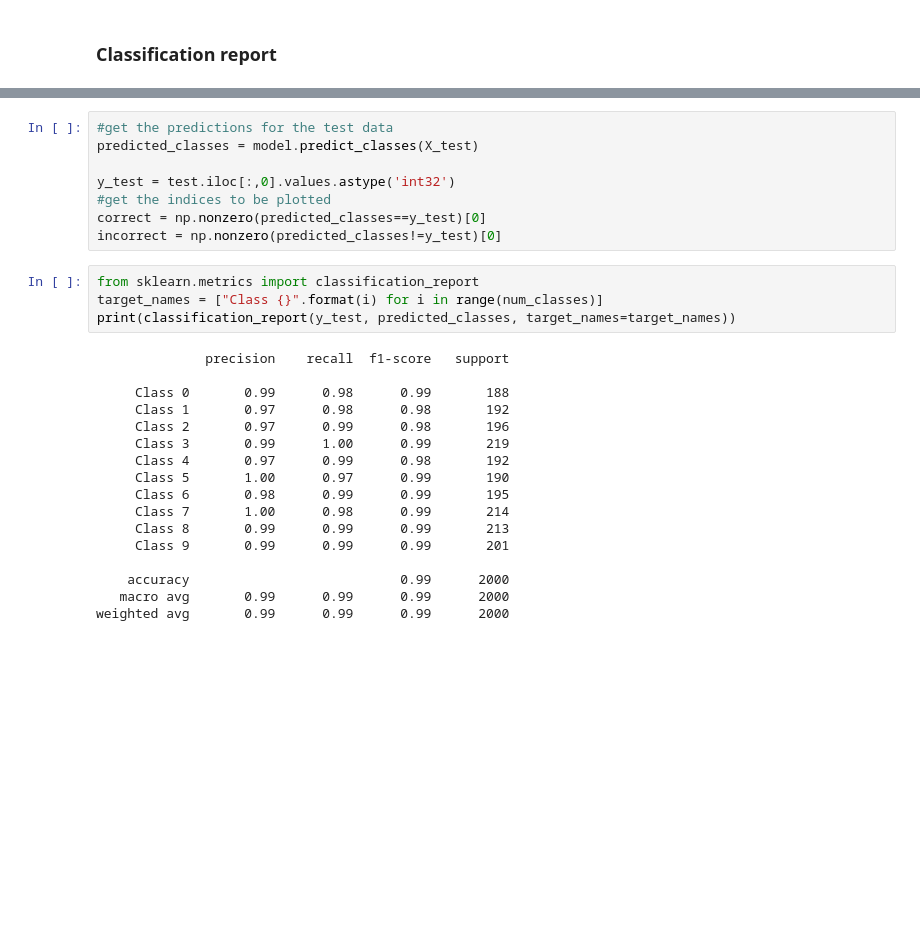
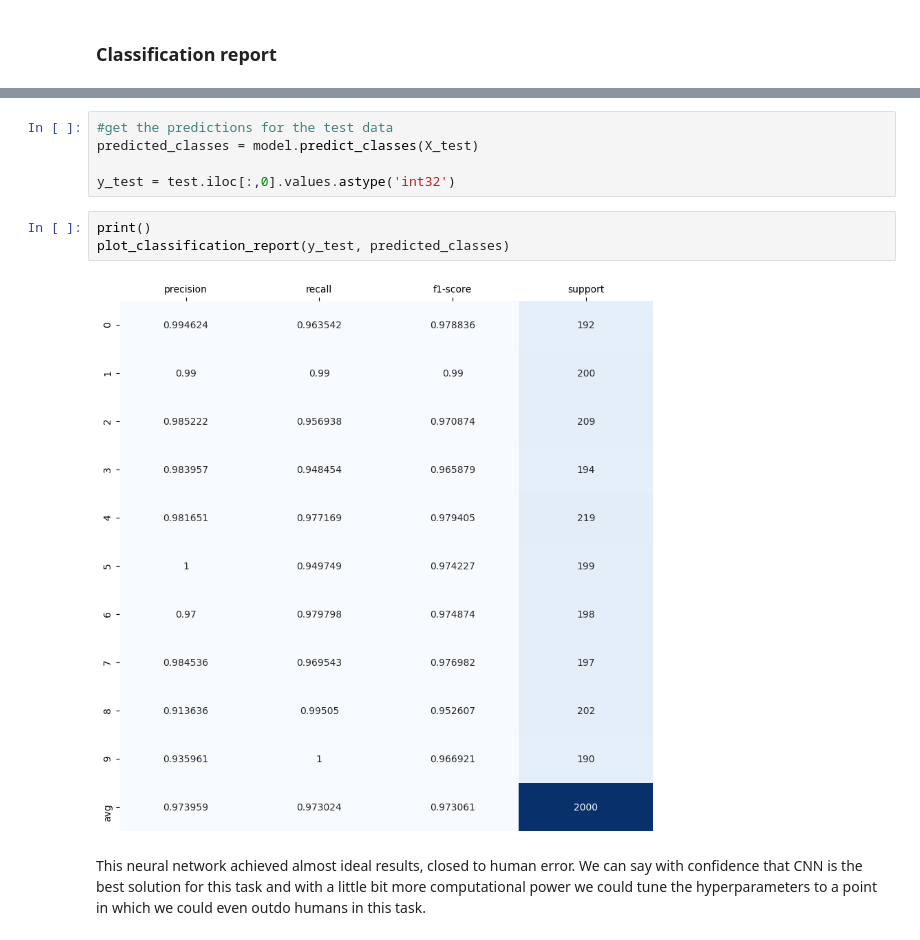
Before and after one commit to blawok/machine-learning-university-projects, a Jupyter notebook: digits/ML1_Classification_MThor_BKowalczuk.ipynb, the cells around one changed output, grey strips where cells are left out. Saved outputs shown, nothing was run; the diff lists cells and outputs as text; blank space fills up the shorter version.

Commit message:
add final classification report

```diff
--- a/digits/ML1_Classification_MThor_BKowalczuk.ipynb
+++ b/digits/ML1_Classification_MThor_BKowalczuk.ipynb
@@ -671,27 +659,10 @@ Final loss: 0.053931, final accuracy: 0.986500
 predicted_classes = model.predict_classes(X_test)
 
 y_test = test.iloc[:,0].values.astype('int32')
-#get the indices to be plotted
-correct = np.nonzero(predicted_classes==y_test)[0]
-incorrect = np.nonzero(predicted_classes!=y_test)[0]
-# %%
-from sklearn.metrics import classification_report
-target_names = ["Class {}".format(i) for i in range(num_classes)]
-print(classification_report(y_test, predicted_classes, target_names=target_names))
-# %% [output]
-              precision    recall  f1-score   support
-
-     Class 0       0.99      0.98      0.99       188
-     Class 1       0.97      0.98      0.98       192
-     Class 2       0.97      0.99      0.98       196
-     Class 3       0.99      1.00      0.99       219
-     Class 4       0.97      0.99      0.98       192
-     Class 5       1.00      0.97      0.99       190
-     Class 6       0.98      0.99      0.99       195
-     Class 7       1.00      0.98      0.99       214
-     Class 8       0.99      0.99      0.99       213
-     Class 9       0.99      0.99      0.99       201
-
-    accuracy                           0.99      2000
-   macro avg       0.99      0.99      0.99      2000
-weighted avg       0.99      0.99      0.99      2000
+# %%
+print()
+plot_classification_report(y_test, predicted_classes)
+# %% [output]
+[figure, added]
+# %% [markdown]
+This neural network achieved almost ideal results, closed to human error. We can say with confidence that CNN is the best solution for this task and with a little bit more computational power we could tune the hyperparameters to a point in which we could even outdo humans in this task.
```
Also changed, not shown: parts of 11 cells of this notebook.
